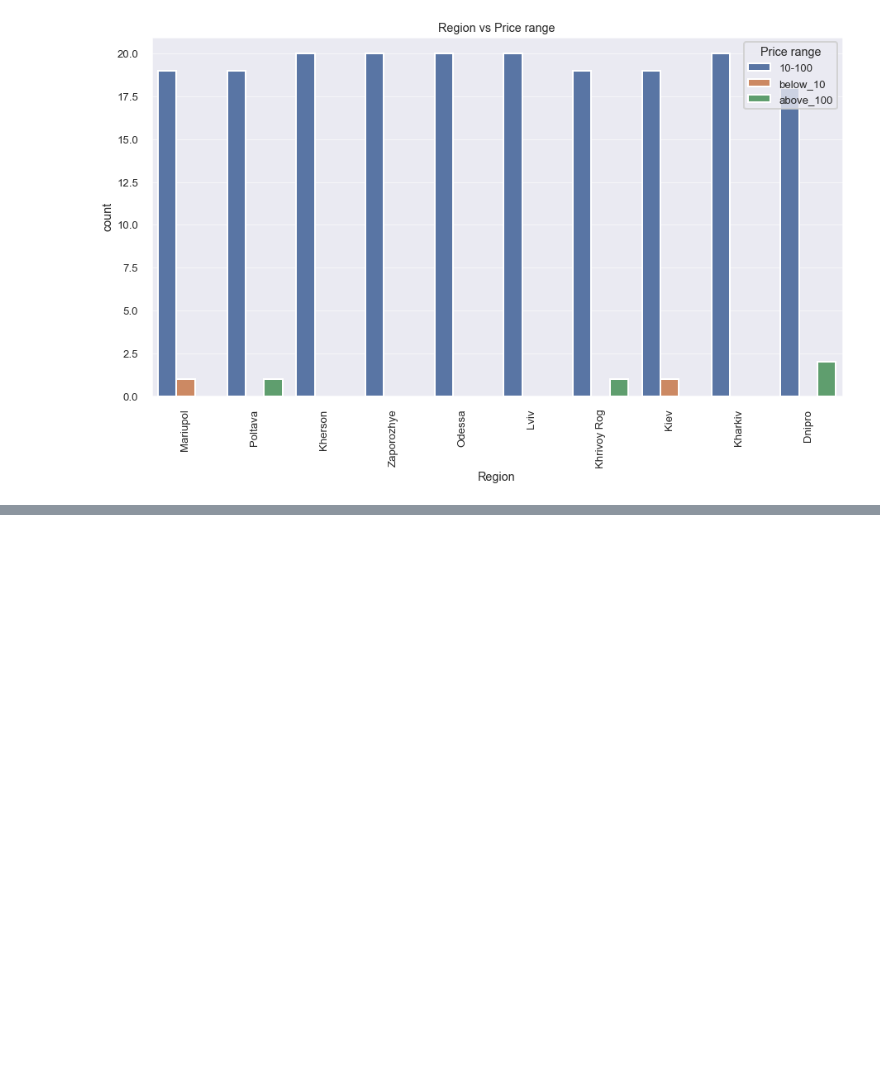
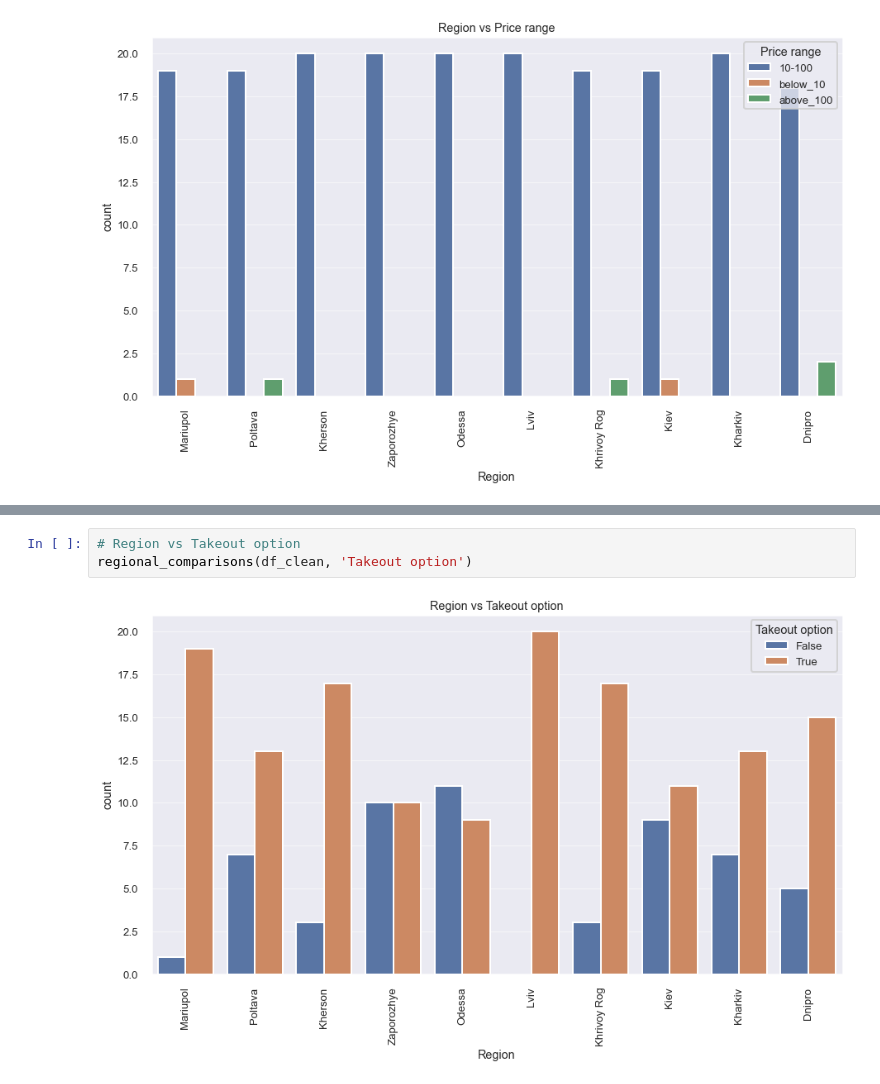
Before and after one commit to LenSin3/ukraine-coffee-shops, a Jupyter notebook: ukraine_coffee_shops.ipynb, the cells around one changed output, grey strips where cells are left out. Drawn from its saved outputs; the diff is of its cells as text; blank space fills up the shorter version.

```diff
--- a/ukraine_coffee_shops.ipynb
+++ b/ukraine_coffee_shops.ipynb
@@ -259,0 +270,5 @@ regional_comparisons(df_clean, 'Price range')
+# %%
+# Region vs Takeout option
+regional_comparisons(df_clean, 'Takeout option')
+# %% [output]
+[figure, added]
```
Also changed, not shown: parts of 15 cells of this notebook.
